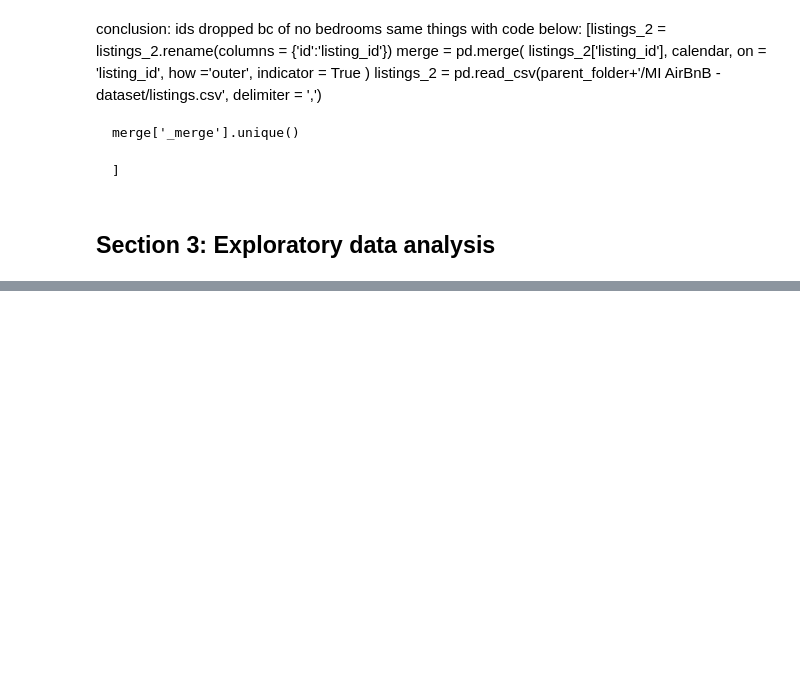
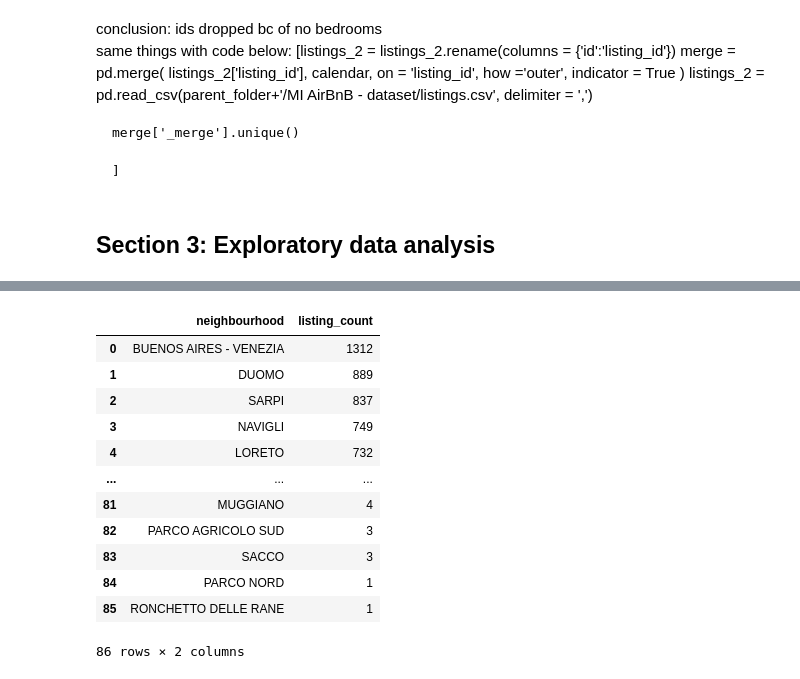
Before and after one commit to MargheSerena/MI-AirBnB-EDA-CodeOp-Module-3-test-, a Jupyter notebook: EDA 1.ipynb, the cells around one changed output, grey strips where cells are left out. Cells and saved outputs as stored; diff of their text form; code cells hidden in the pictures; blank space fills up the shorter version.

```diff
--- a/EDA 1.ipynb
+++ b/EDA 1.ipynb
@@ -111,3 +294,7 @@ listings['price'] = listings['price'].str.replace(',', '').astype(float)
+# %%
+# Rename datasets for ease
+listings_incl_outliers = listings.copy()  # Create a copy to avoid modifying the original DataFrame
+listings = listings_no_outliers.copy()  # Create a copy to avoid modifying the original DataFrame
 # %% [markdown]
 ### Calendar
 # %% [markdown]
@@ -221,0 +537,19 @@ merge = pd.merge(
+# %%
+# create summary table
+neighborhood_counts = listings['neighbourhood_cleansed'].value_counts().reset_index()
+neighborhood_counts.columns = ['neighbourhood', 'listing_count']
+neighborhood_counts
+# %% [output]
+|  | neighbourhood | listing_count |
+| 0 | BUENOS AIRES - VENEZIA | 1312 |
+| 1 | DUOMO | 889 |
+| 2 | SARPI | 837 |
+| 3 | NAVIGLI | 749 |
+| 4 | LORETO | 732 |
+| ... | ... | ... |
+| 81 | MUGGIANO | 4 |
+| 82 | PARCO AGRICOLO SUD | 3 |
+| 83 | SACCO | 3 |
+| 84 | PARCO NORD | 1 |
+| 85 | RONCHETTO DELLE RANE | 1 |
+86 rows × 2 columns
```
Also changed, not shown: parts of 59 cells of this notebook.
